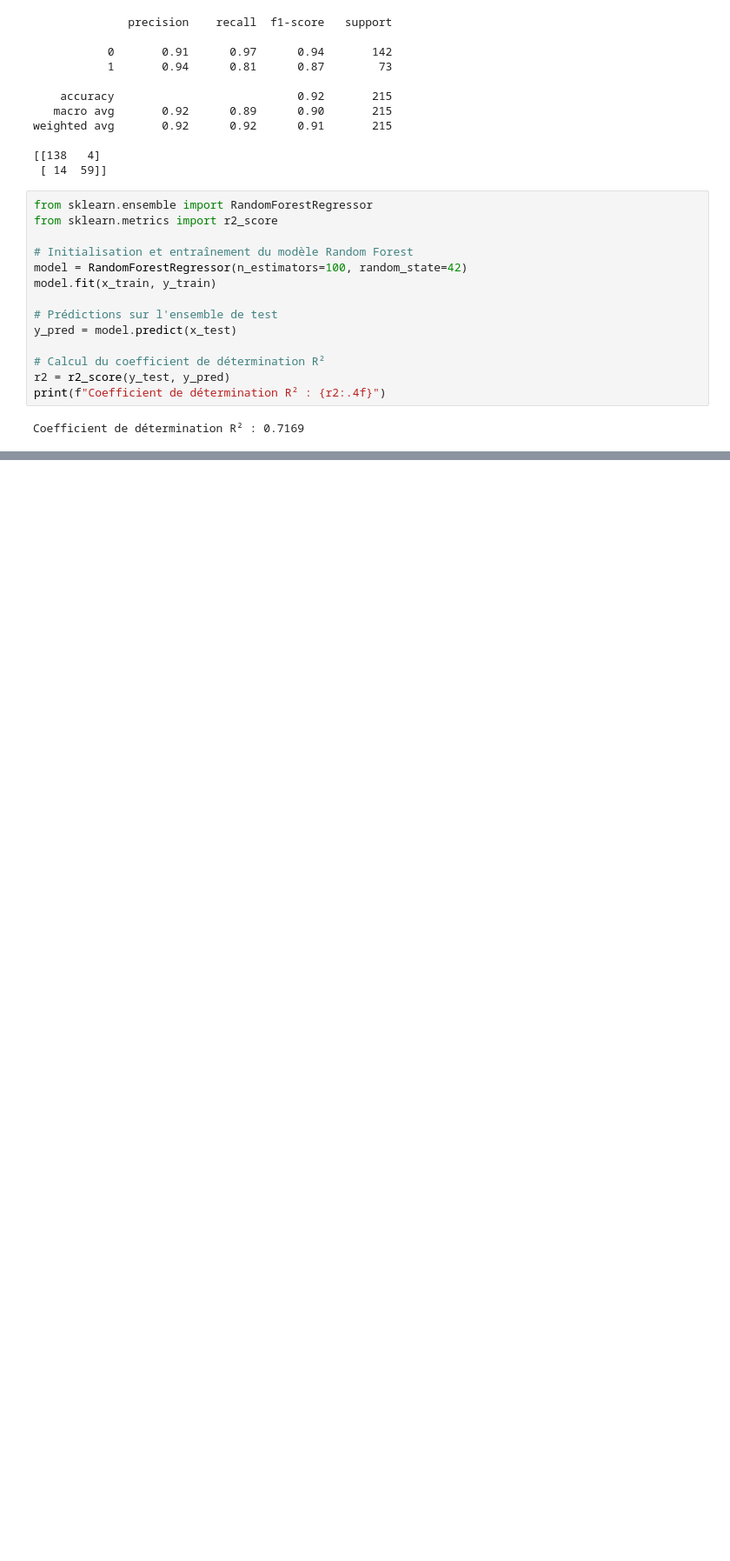
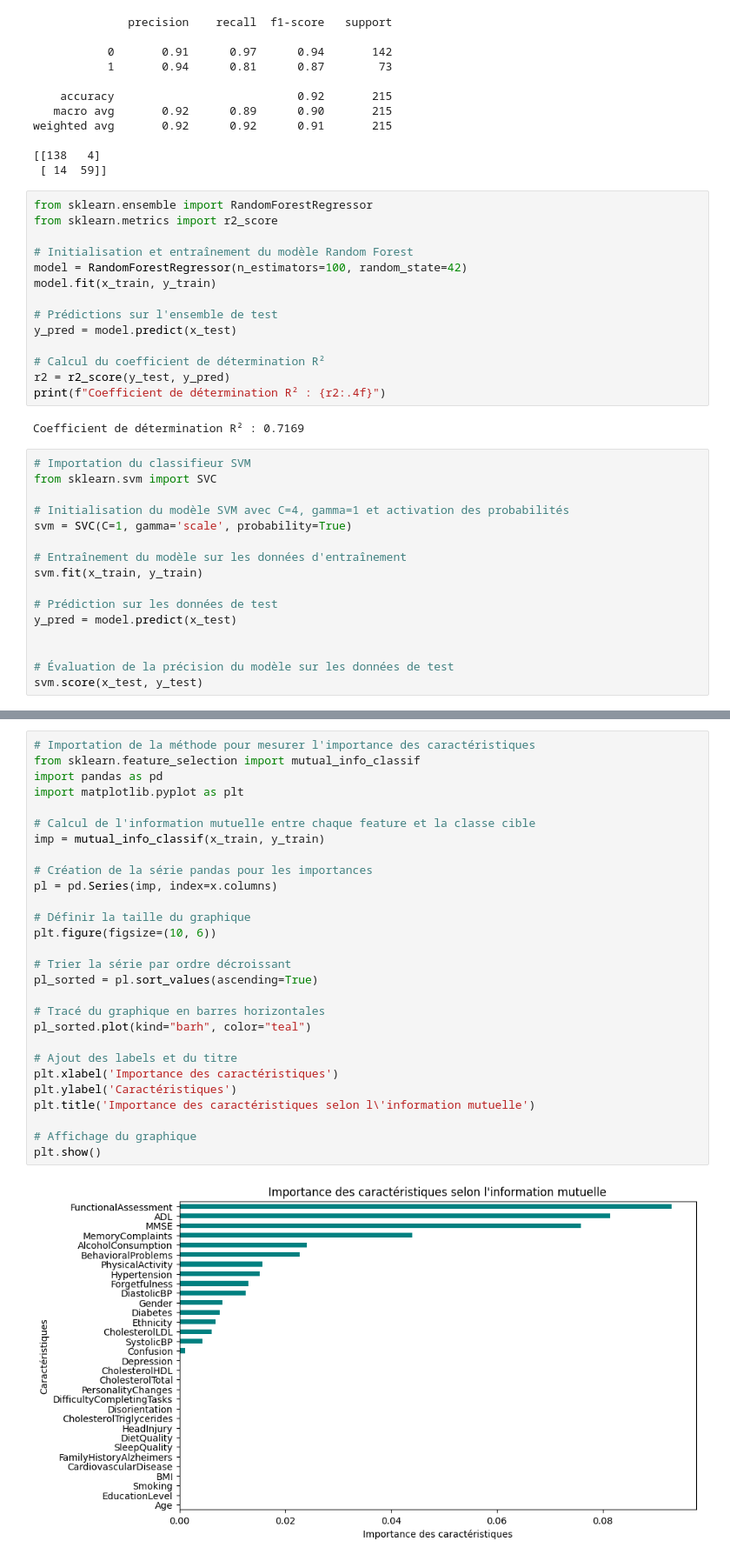
Before and after one commit to leabchouty/data-IA-projet, a Jupyter notebook: projet_data_alzheimer.ipynb, the cells around one changed output, grey strips where cells are left out. Shown at 87% size. Drawn from its saved outputs; the diff is of its cells as text; blank space fills up the shorter version.

```diff
--- a/projet_data_alzheimer.ipynb
+++ b/projet_data_alzheimer.ipynb
@@ -699,3 +698,19 @@ r2 = r2_score(y_test, y_pred)
 print(f"Coefficient de détermination R² : {r2:.4f}")
 # %% [output]
 Coefficient de détermination R² : 0.7169
+# %%
+# Importation du classifieur SVM
+from sklearn.svm import SVC
+
+# Initialisation du modèle SVM avec C=4, gamma=1 et activation des probabilités
+svm = SVC(C=1, gamma='scale', probability=True)
+
+# Entraînement du modèle sur les données d'entraînement
+svm.fit(x_train, y_train)
+
+# Prédiction sur les données de test
+y_pred = model.predict(x_test)
+
+
+# Évaluation de la précision du modèle sur les données de test
+svm.score(x_test, y_test)
@@ -701,0 +719,30 @@ Coefficient de détermination R² : 0.7169
+# %%
+# Importation de la méthode pour mesurer l'importance des caractéristiques
+from sklearn.feature_selection import mutual_info_classif
+import pandas as pd
+import matplotlib.pyplot as plt
+
+# Calcul de l'information mutuelle entre chaque feature et la classe cible
+imp = mutual_info_classif(x_train, y_train)
+
+# Création de la série pandas pour les importances
+pl = pd.Series(imp, index=x.columns)
+
+# Définir la taille du graphique
+plt.figure(figsize=(10, 6))
+
+# Trier la série par ordre décroissant
+pl_sorted = pl.sort_values(ascending=True)
+
+# Tracé du graphique en barres horizontales
+pl_sorted.plot(kind="barh", color="teal")
+
+# Ajout des labels et du titre
+plt.xlabel('Importance des caractéristiques')
+plt.ylabel('Caractéristiques')
+plt.title('Importance des caractéristiques selon l\'information mutuelle')
+
+# Affichage du graphique
+plt.show()
+# %% [output]
+[figure, added]
```
Also changed, not shown: parts of 5 cells of this notebook.
